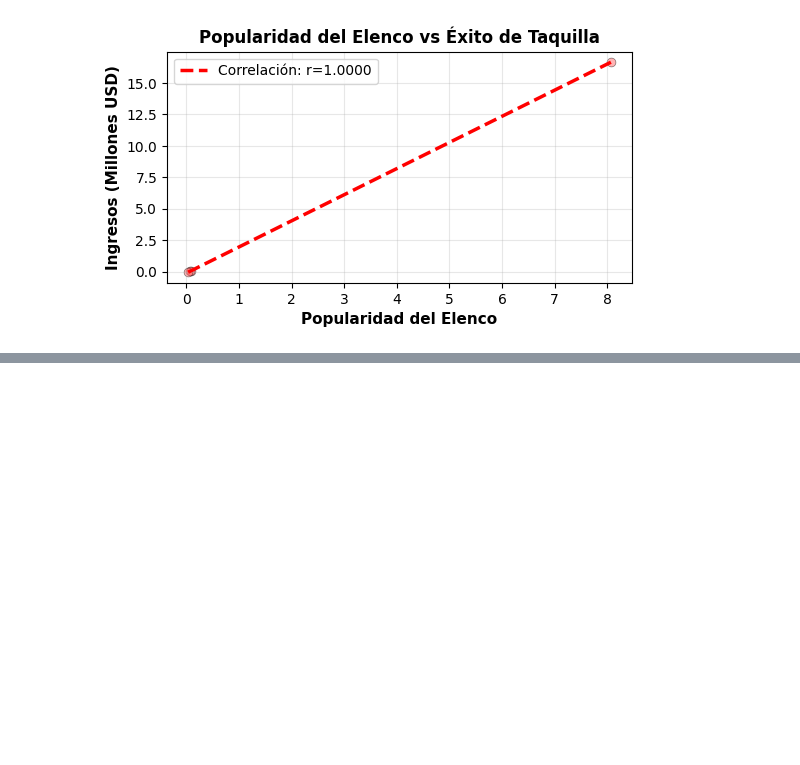
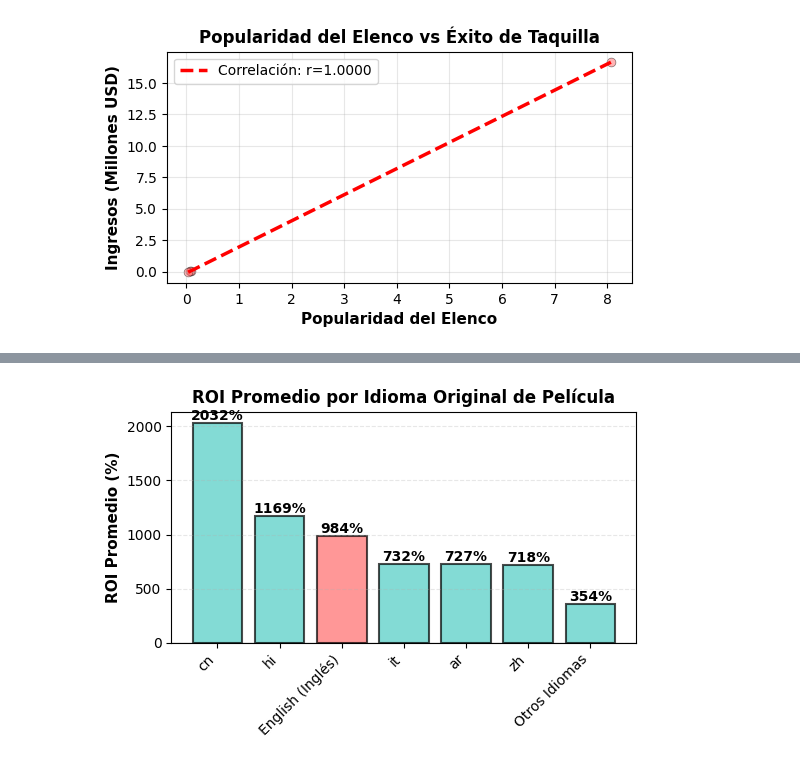
Before and after one commit to Qu3zada22/lab1_MD, a Jupyter notebook: src/Lab1.ipynb, the cells around one changed output, grey strips where cells are left out. Cells and saved outputs as stored; diff of their text form; code cells hidden in the pictures; blank space fills up the shorter version.

```diff
--- a/src/Lab1.ipynb
+++ b/src/Lab1.ipynb
@@ -248,0 +409,87 @@ p-value: 1.337e-05
+# %%
+df = pd.read_csv('../data/movies_2026.csv', encoding='latin-1')
+
+df_rentabilidad = df[(df['revenue'] > 0) & (df['budget'] > 0)].copy()
+
+df_rentabilidad['ROI'] = ((df_rentabilidad['revenue'] - df_rentabilidad['budget']) / df_rentabilidad['budget']) * 100
+
+roi_por_idioma = df_rentabilidad.groupby('originalLanguage').agg({
+    'ROI': ['mean', 'median', 'count'],
+    'revenue': 'mean',
+    'budget': 'mean'
+}).round(2)
+
+roi_por_idioma.columns = ['ROI_Promedio', 'ROI_Mediana', 'Cantidad_Peliculas', 'Ingresos_Promedio', 'Presupuesto_Promedio']
+roi_por_idioma = roi_por_idioma.reset_index()
+roi_por_idioma = roi_por_idioma.sort_values('ROI_Promedio', ascending=False)
+
+
+print(f"\nTotal películas analizadas: {len(df_rentabilidad):,}")
+print(f"Idiomas únicos: {df_rentabilidad['originalLanguage'].nunique()}")
+
+print(f"\n{'Idioma':<10} {'ROI %':<12} {'Películas':<12} {'Presupuesto ($M)':<18} {'Ingresos ($M)':<15}")
+print("-"*110)
+for _, row in roi_por_idioma.iterrows():
+    idioma = str(row['originalLanguage'])[:10]
+    print(f"{idioma:<10} {row['ROI_Promedio']:<12.1f} {int(row['Cantidad_Peliculas']):<12} ${row['Presupuesto_Promedio']/1e6:<17.2f} ${row['Ingresos_Promedio']/1e6:<14.2f}")
+
+print(f"\n{'='*110}")
+
+ingles = roi_por_idioma[roi_por_idioma['originalLanguage'] == 'en']
+otros = roi_por_idioma[roi_por_idioma['originalLanguage'] != 'en']
+
+if len(ingles) > 0:
+    roi_ingles = ingles['ROI_Promedio'].values[0]
+    print(f"\nENGLISH (Inglés):")
+    print(f"  ROI Promedio: {roi_ingles:.1f}%")
+    print(f"  Películas: {int(ingles['Cantidad_Peliculas'].values[0]):,}")
+
+print(f"\nOTROS IDIOMAS (Top 5 + Agregado):")
+top5_otros = roi_por_idioma[(roi_por_idioma['originalLanguage'] != 'en')].head(5)
+for _, row in top5_otros.iterrows():
+    idioma = str(row['originalLanguage'])[:10]
+    print(f"  {idioma}: {row['ROI_Promedio']:.1f}% ({int(row['Cantidad_Peliculas'])} películas)")
+
+roi_otros_promedio = otros['ROI_Promedio'].mean()
+print(f"\n  Promedio TODOS otros idiomas: {roi_otros_promedio:.1f}%")
+
+print(f"\n{'='*110}")
+
+top_idiomas = roi_por_idioma.head(6)
+otros_agrupados = pd.DataFrame({
+    'originalLanguage': ['Otros'],
+    'ROI_Promedio': [roi_otros_promedio],
+    'Cantidad_Peliculas': [otros['Cantidad_Peliculas'].sum()]
+})
+
+datos_grafico = pd.concat([top_idiomas[['originalLanguage', 'ROI_Promedio']], otros_agrupados], ignore_index=True)
+
+fig, ax = plt.subplots(figsize=(6, 3))
+
+idiomas_labels = []
+for idioma in datos_grafico['originalLanguage']:
+    if idioma == 'en':
+        idiomas_labels.append('English (Inglés)')
+    elif idioma == 'Otros':
+        idiomas_labels.append('Otros Idiomas')
+    else:
+        idiomas_labels.append(idioma)
+
+colors = ['#FF6B6B' if idioma == 'English (Inglés)' else '#4ECDC4' for idioma in idiomas_labels]
+
+bars = ax.bar(range(len(idiomas_labels)), datos_grafico['ROI_Promedio'], color=colors, alpha=0.7, edgecolor='black', linewidth=1.5)
+
+ax.set_xticks(range(len(idiomas_labels)))
+ax.set_xticklabels(idiomas_labels, rotation=45, ha='right')
+ax.set_ylabel('ROI Promedio (%)', fontweight='bold', fontsize=11)
+ax.set_title('ROI Promedio por Idioma Original de Película', fontweight='bold', fontsize=12)
+ax.grid(axis='y', alpha=0.3, linestyle='--')
+ax.axhline(y=0, color='black', linestyle='-', linewidth=0.8)
+
+for bar, val in zip(bars, datos_grafico['ROI_Promedio']):
+    ax.text(bar.get_x() + bar.get_width()/2., bar.get_height(),
+           f'{val:.0f}%', ha='center', va='bottom', fontweight='bold', fontsize=10)
+
+
+plt.show()
+# %% [output]
@@ -248,0 +513 @@ p-value: 1.337e-05
+[figure, added]
```
Also changed, not shown: parts of 13 cells of this notebook.
